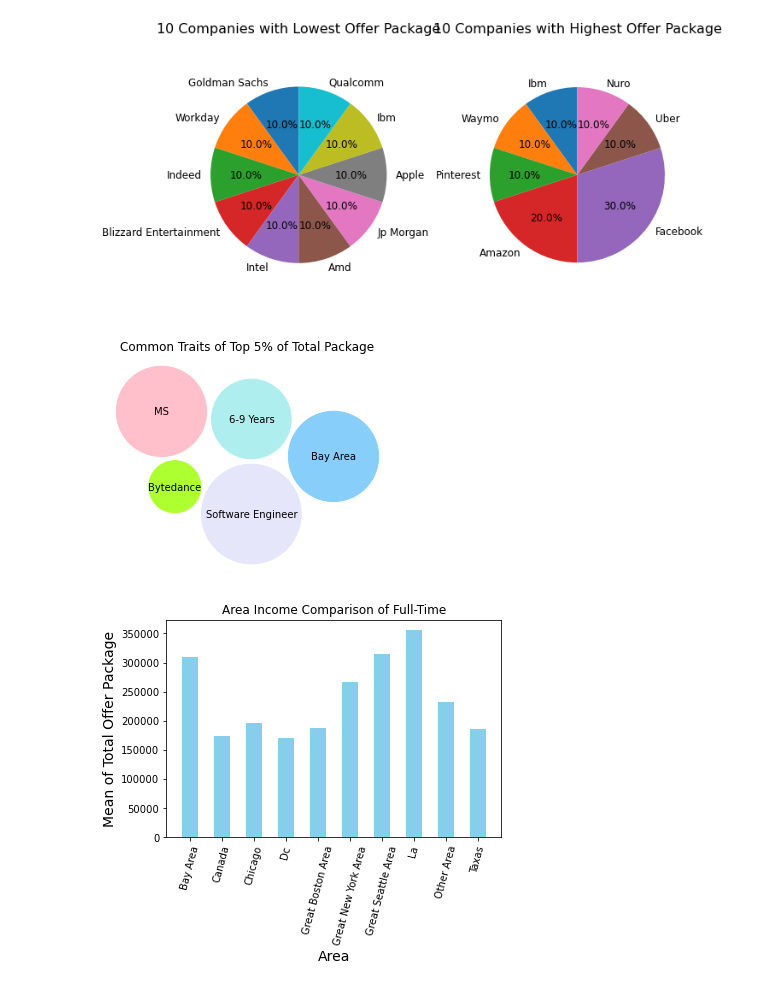
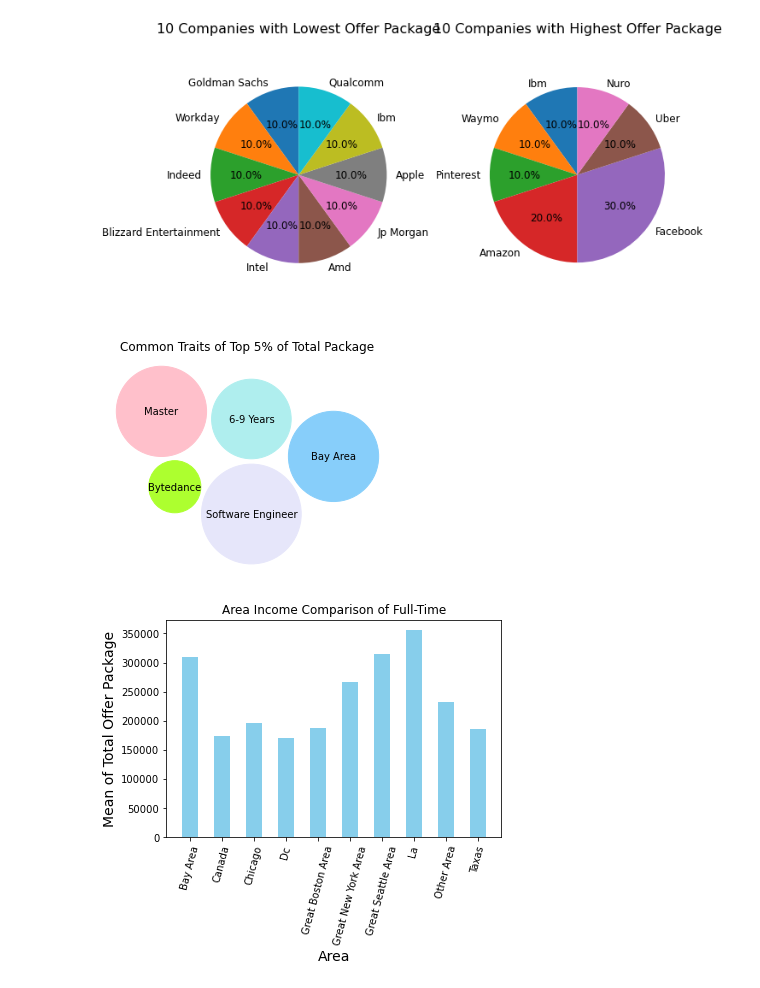
Before and after one commit to dorothyjx/damg-6105-Final-Project, a Jupyter notebook: project_final.ipynb, the cells around one changed output. Drawn from its saved outputs; the diff is of its cells as text; code cells hidden in the pictures.

```diff
--- a/project_final.ipynb
+++ b/project_final.ipynb
@@ -680,7 +686,7 @@ import numpy as np
 import matplotlib.pyplot as plt
 
 keywords = {
-    'words': ['Bytedance', 'Software Engineer', 'Bay Area', 'MS','6-9 Years'],
+    'words': ['Bytedance', 'Software Engineer', 'Bay Area', 'Master','6-9 Years'],
     'ooccurrence': [3.0,11.0,9.0,9.0,7.0],
     'color': ['greenyellow', 'lavender','lightskyblue', 'pink', 'paleturquoise']
 }
@@ -807,34 +813,34 @@ class BubbleChart:
         Parameters
         ----------
         ax : matplotlib.axes.Axes
         labels : list
             Labels of the bubbles.
         colors : list
             Colors of the bubbles.
         """
         for i in range(len(self.bubbles)):
             circ = plt.Circle(
                 self.bubbles[i, :2], self.bubbles[i, 2], color=colors[i])
             ax.add_patch(circ)
             ax.text(*self.bubbles[i, :2], labels[i],
                     horizontalalignment='center', verticalalignment='center')
 
 
 bubble_chart = BubbleChart(area= keywords['ooccurrence'], bubble_spacing=0.2)
 
 bubble_chart.collapse()
 fig, ax = plt.subplots(subplot_kw=dict(aspect="equal"))
 
 bubble_chart.plot(
     ax, keywords['words'], keywords['color'])
 ax.axis("off")
 ax.relim()
 ax.autoscale_view()
 ax.set_title('Common Traits of Top 5% of Total Package')
 fig.savefig('./figures/CommonTraits.png', bbox_inches='tight')
 #plt.show()
 # %% [output]
-[figure, old version]
+[figure, new version]
 # %%
 # Area comparison chart
 # Areas included: Bay Area, Seattle, New York, Boston, Texas, Canada, Other Area
```
Also changed, not shown: parts of 3 cells of this notebook, 7 other files.
